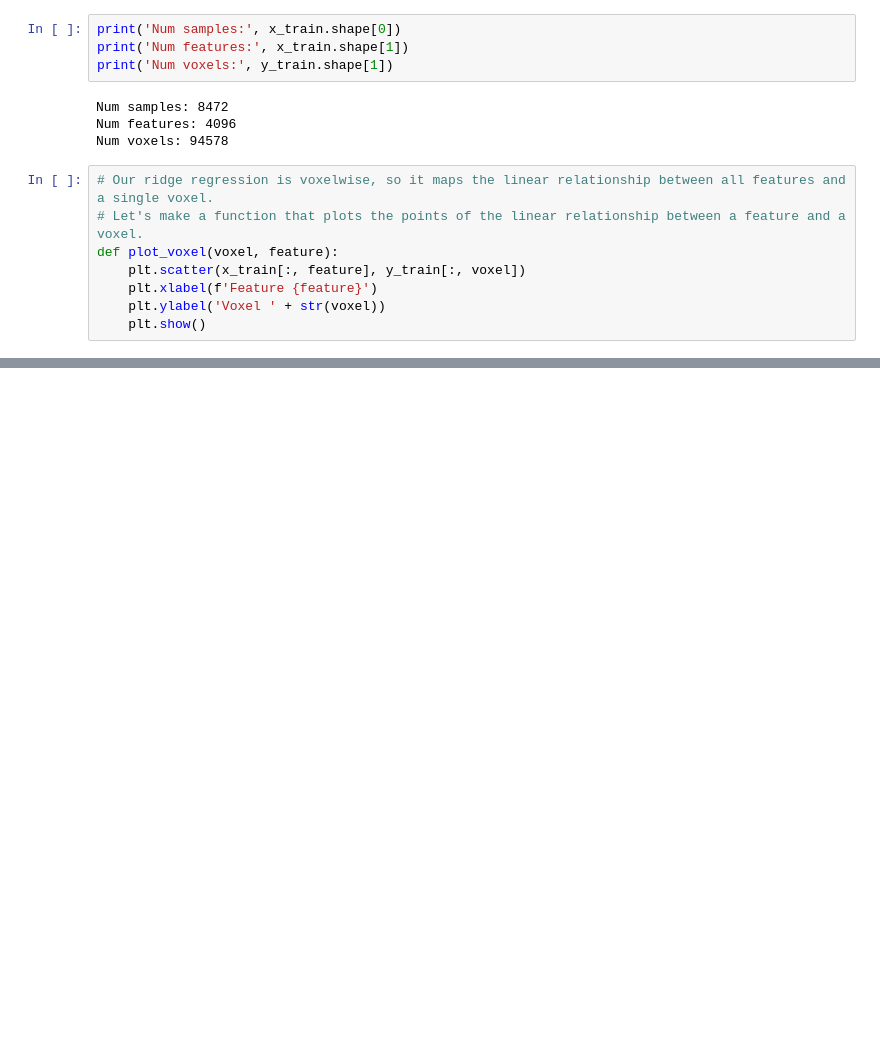
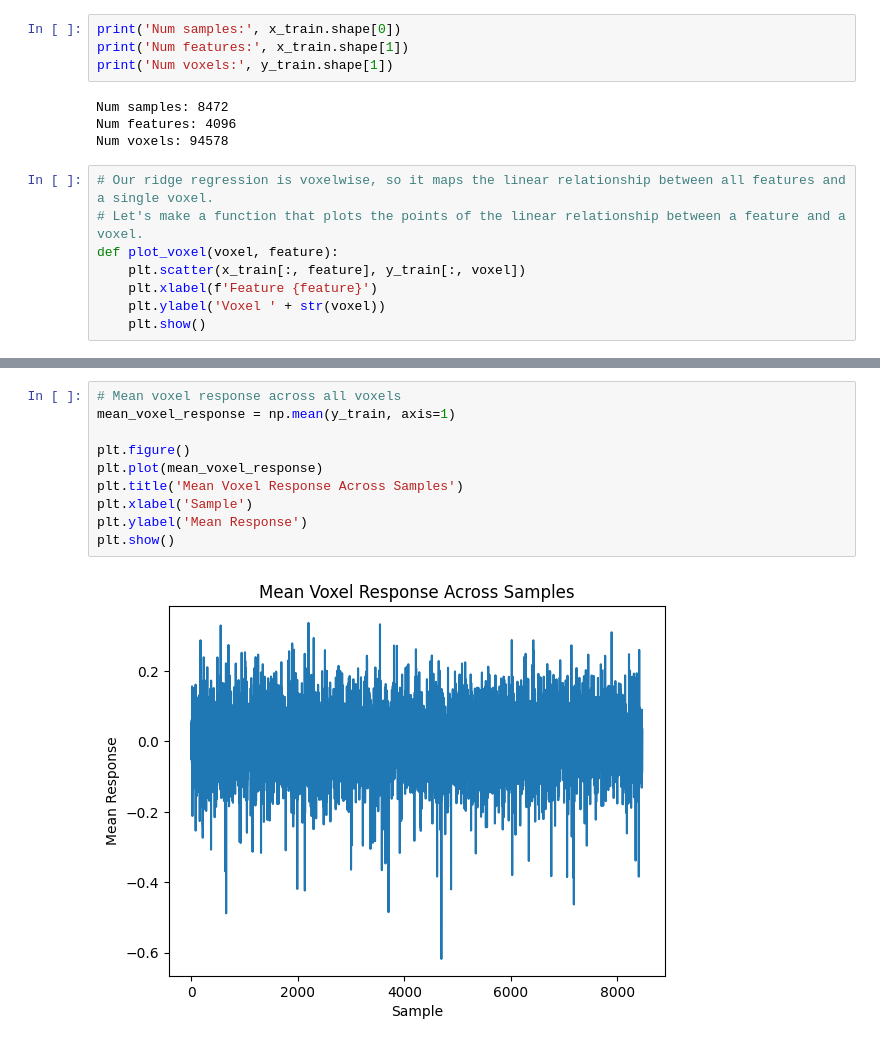
Before and after one commit to bridgetleonard2/LLaVA-Brain, a Jupyter notebook: linear_plot.ipynb, the cells around one changed output, grey strips where cells are left out. Saved outputs shown, nothing was run; the diff lists cells and outputs as text; blank space fills up the shorter version.

```diff
--- a/linear_plot.ipynb
+++ b/linear_plot.ipynb
@@ -34,0 +81,12 @@ for i in range(5):
+# %%
+# Mean voxel response across all voxels
+mean_voxel_response = np.mean(y_train, axis=1)
+
+plt.figure()
+plt.plot(mean_voxel_response)
+plt.title('Mean Voxel Response Across Samples')
+plt.xlabel('Sample')
+plt.ylabel('Mean Response')
+plt.show()
+# %% [output]
+[figure, added]
```
Also changed, not shown: parts of 10 cells of this notebook, 1 other file.
